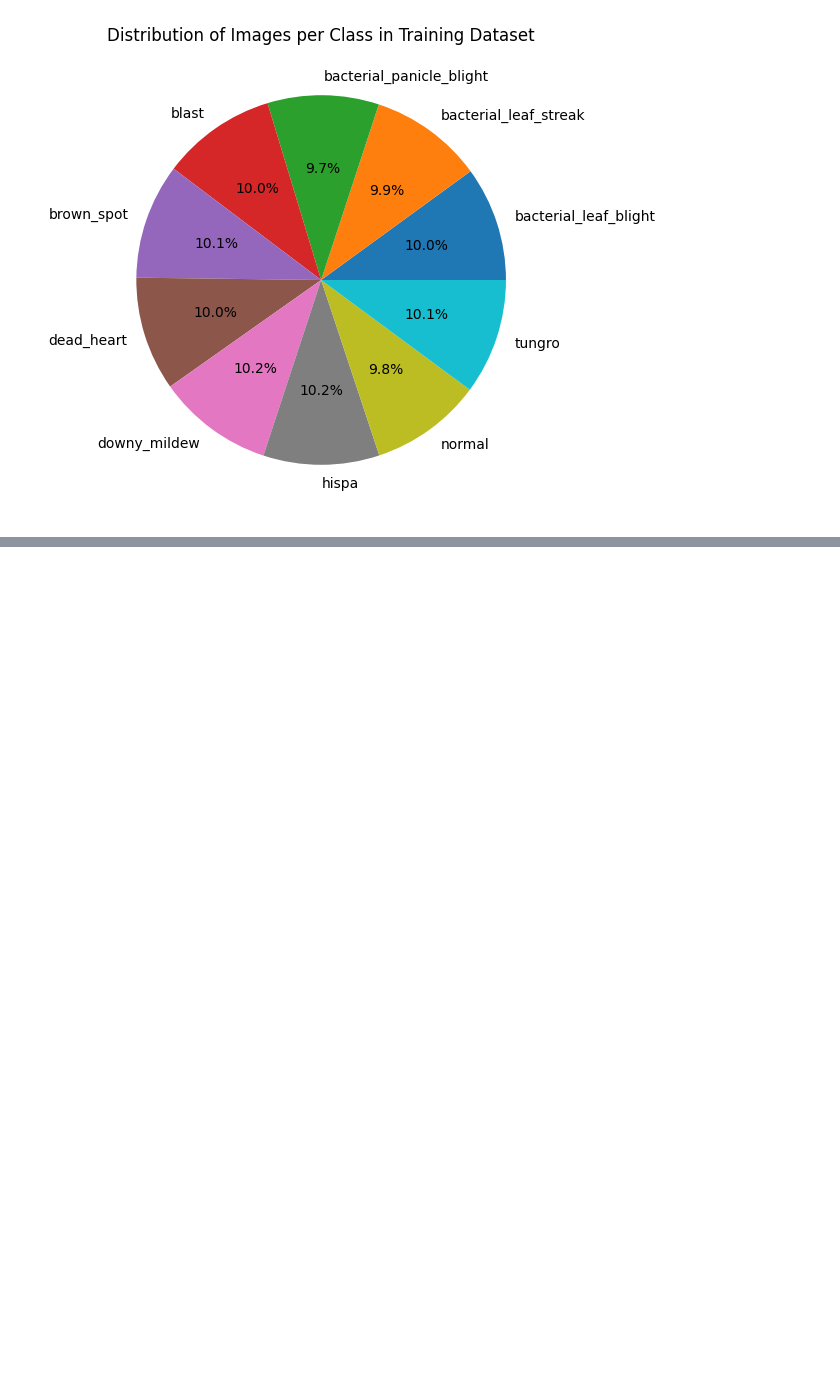
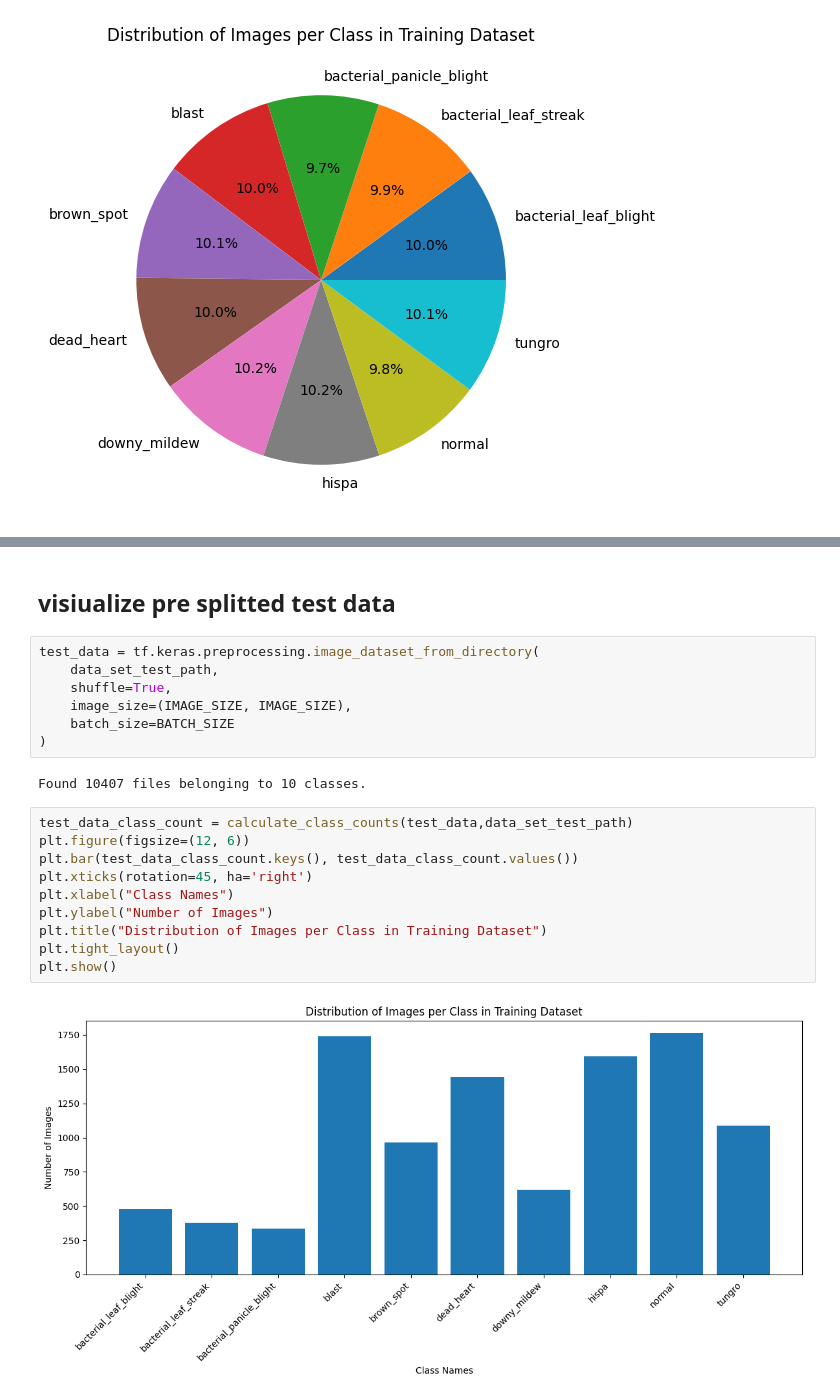
Before and after one commit to Nuwanthapasindu/paddy-disease-prediction-ai-model, a Jupyter notebook: model.ipynb, the cells around one changed output, grey strips where cells are left out. Drawn from its saved outputs; the diff is of its cells as text; blank space fills up the shorter version.

Commit message:
visualize pre splitted test dataset

```diff
--- a/model.ipynb
+++ b/model.ipynb
@@ -94,0 +107,23 @@ for image_batch, label_batch in train_dataset.take(1):
+# %% [markdown]
+## visiualize pre splitted test data
+# %%
+test_data = tf.keras.preprocessing.image_dataset_from_directory(
+    data_set_test_path,
+    shuffle=True,
+    image_size=(IMAGE_SIZE, IMAGE_SIZE),
+    batch_size=BATCH_SIZE
+)
+# %% [output]
+Found 10407 files belonging to 10 classes.
+# %%
+test_data_class_count = calculate_class_counts(test_data,data_set_test_path)
+plt.figure(figsize=(12, 6))
+plt.bar(test_data_class_count.keys(), test_data_class_count.values())
+plt.xticks(rotation=45, ha='right')
+plt.xlabel("Class Names")
+plt.ylabel("Number of Images")
+plt.title("Distribution of Images per Class in Training Dataset")
+plt.tight_layout()
+plt.show()
+# %% [output]
+[figure, added]
```
Also changed, not shown: parts of 6 cells of this notebook.
